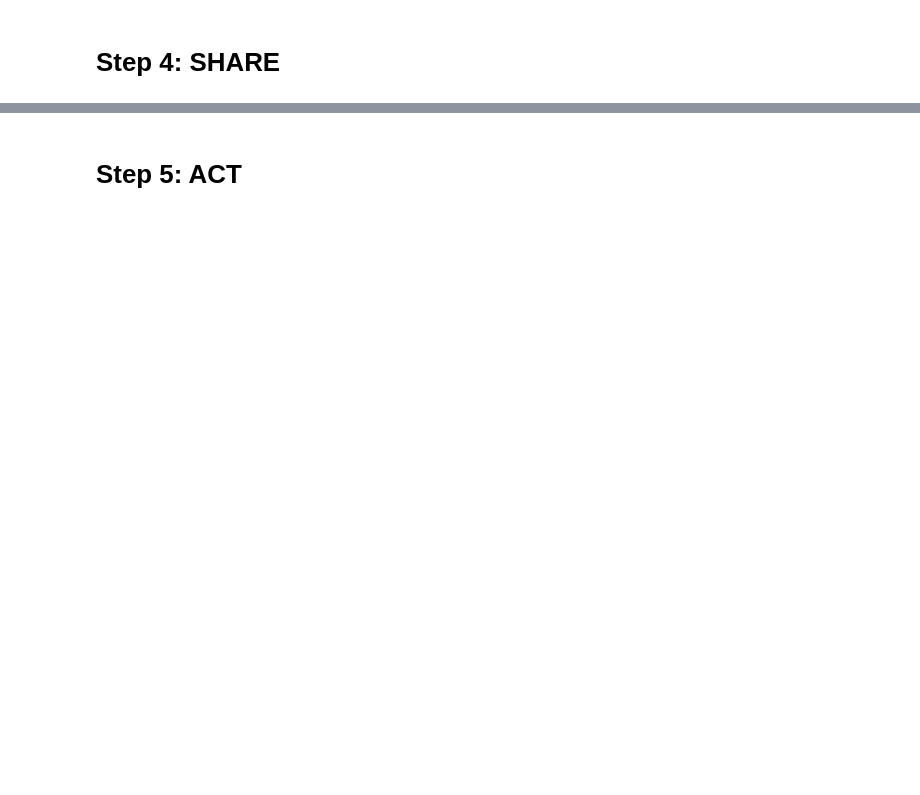
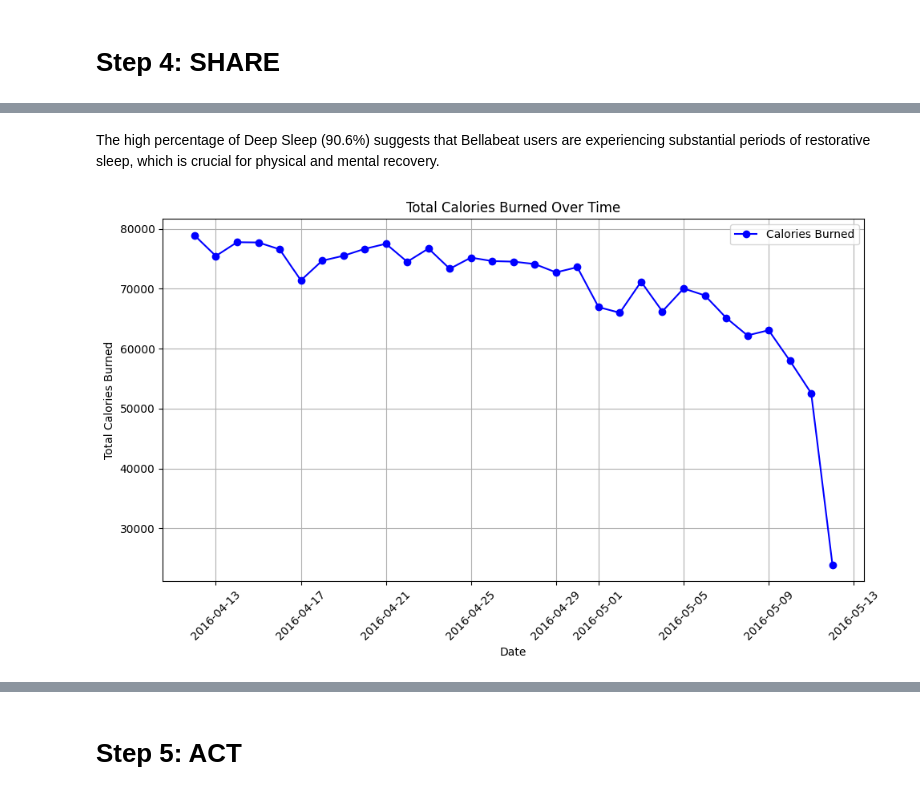
Before and after one commit to Aathira73/aathira, a Jupyter notebook: bellabeat-case-study.ipynb, the cells around one changed output, grey strips where cells are left out. Cells and saved outputs as stored; diff of their text form; code cells hidden in the pictures; blank space fills up the shorter version.

```diff
--- a/bellabeat-case-study.ipynb
+++ b/bellabeat-case-study.ipynb
@@ -525,0 +561,26 @@ plt.show()
+# %% [markdown]
+The high percentage of Deep Sleep (90.6%) suggests that Bellabeat users are experiencing substantial periods of restorative sleep, which is crucial for physical and mental recovery.
+# %%
+# Convert ActivityDay to datetime format
+daily_calories['ActivityDay'] = pd.to_datetime(daily_calories['ActivityDay'])
+
+# Group by day and calculate total calories burned per day
+dailycalories = daily_calories.groupby(daily_calories['ActivityDay'])['Calories'].sum()
+
+# Plotting the line chart
+plt.figure(figsize=(10, 6))
+plt.plot(dailycalories.index, dailycalories.values, marker='o', linestyle='-', color='b', label='Calories Burned')
+
+# Customizing the plot
+plt.title('Total Calories Burned Over Time')
+plt.xlabel('Date')
+plt.ylabel('Total Calories Burned')
+plt.xticks(rotation=45)
+plt.grid(True)
+plt.legend()
+
+# Show plot
+plt.tight_layout()
+plt.show()
+# %% [output]
+[figure, added]
```
Also changed, not shown: parts of 14 cells of this notebook.
